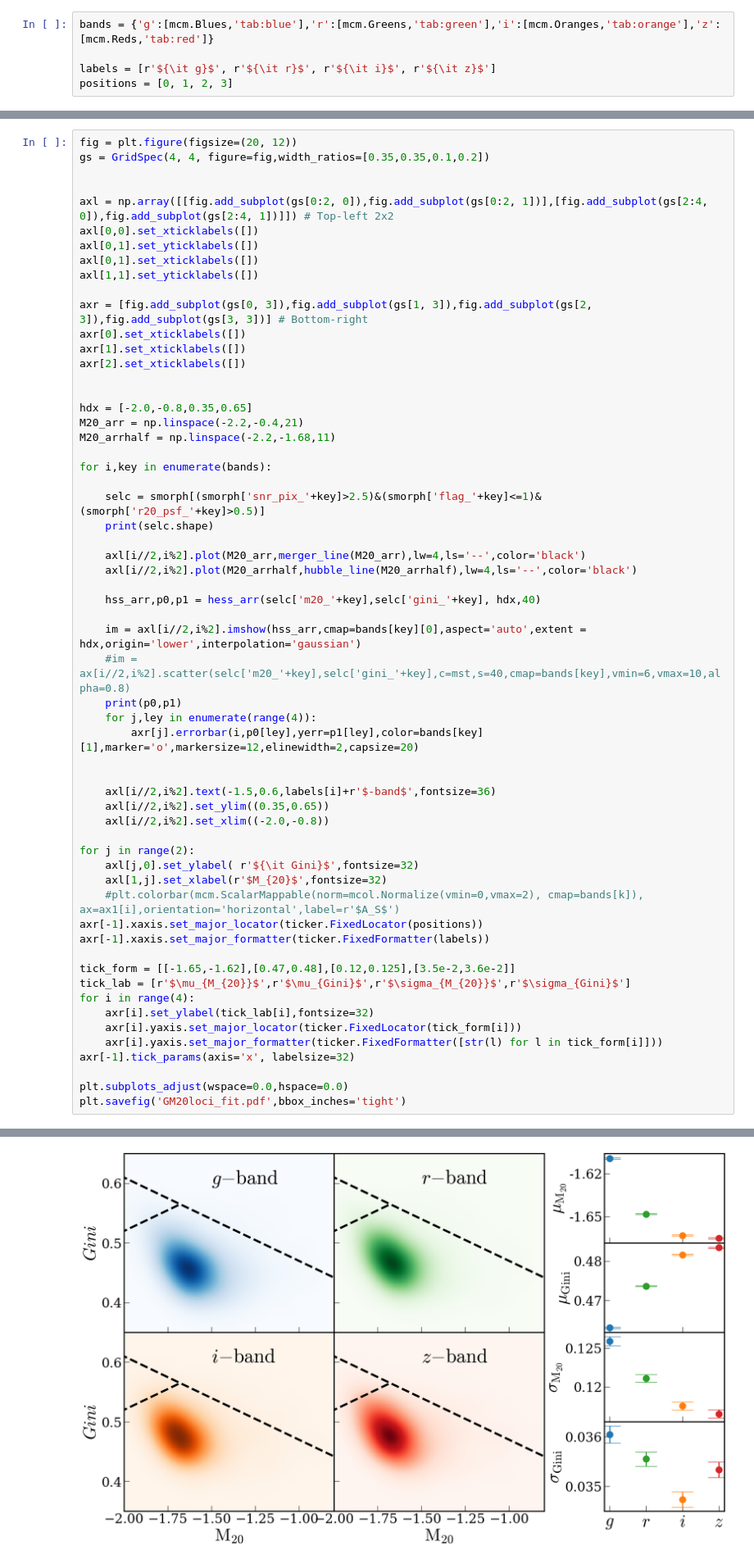
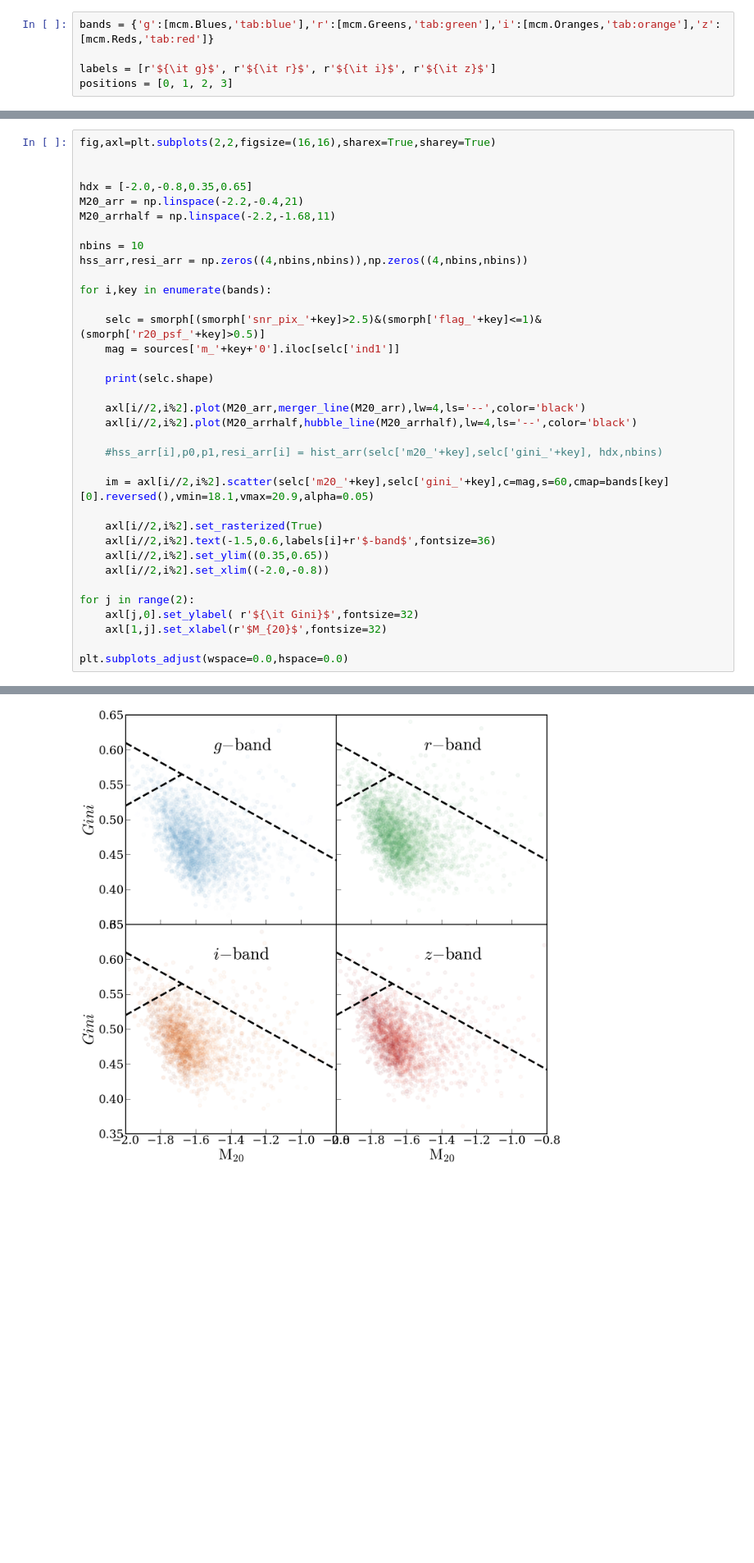
Before and after one commit to joy-228/morphy, a Jupyter notebook: 2Ddistributions.ipynb, the cells around one changed output, grey strips where cells are left out. Shown at 82% size. Drawn from its saved outputs; the diff is of its cells as text; blank space fills up the shorter version.

```diff
--- a/2Ddistributions.ipynb
+++ b/2Ddistributions.ipynb
@@ -95,41 +48,29 @@ def hess_arr(x_val,y_val,hdex,nbins):
 # %%
-fig = plt.figure(figsize=(20, 12))
-gs = GridSpec(4, 4, figure=fig,width_ratios=[0.35,0.35,0.1,0.2])
-
-
-axl = np.array([[fig.add_subplot(gs[0:2, 0]),fig.add_subplot(gs[0:2, 1])],[fig.add_subplot(gs[2:4, 0]),fig.add_subplot(gs[2:4, 1])]]) # Top-left 2x2
-axl[0,0].set_xticklabels([])
-axl[0,1].set_yticklabels([])
-axl[0,1].set_xticklabels([])
-axl[1,1].set_yticklabels([])
-
-axr = [fig.add_subplot(gs[0, 3]),fig.add_subplot(gs[1, 3]),fig.add_subplot(gs[2, 3]),fig.add_subplot(gs[3, 3])] # Bottom-right
-axr[0].set_xticklabels([])
-axr[1].set_xticklabels([])
-axr[2].set_xticklabels([])
+fig,axl=plt.subplots(2,2,figsize=(16,16),sharex=True,sharey=True)
 
 
 hdx = [-2.0,-0.8,0.35,0.65]
 M20_arr = np.linspace(-2.2,-0.4,21)
 M20_arrhalf = np.linspace(-2.2,-1.68,11)
 
+nbins = 10
+hss_arr,resi_arr = np.zeros((4,nbins,nbins)),np.zeros((4,nbins,nbins))
+
 for i,key in enumerate(bands):
 
     selc = smorph[(smorph['snr_pix_'+key]>2.5)&(smorph['flag_'+key]<=1)&(smorph['r20_psf_'+key]>0.5)]
+    mag = sources['m_'+key+'0'].iloc[selc['ind1']]
+
     print(selc.shape)
 
     axl[i//2,i%2].plot(M20_arr,merger_line(M20_arr),lw=4,ls='--',color='black')
     axl[i//2,i%2].plot(M20_arrhalf,hubble_line(M20_arrhalf),lw=4,ls='--',color='black')
 
-    hss_arr,p0,p1 = hess_arr(selc['m20_'+key],selc['gini_'+key], hdx,40)
+    #hss_arr[i],p0,p1,resi_arr[i] = hist_arr(selc['m20_'+key],selc['gini_'+key], hdx,nbins)
 
-    im = axl[i//2,i%2].imshow(hss_arr,cmap=bands[key][0],aspect='auto',extent = hdx,origin='lower',interpolation='gaussian')
-    #im = ax[i//2,i%2].scatter(selc['m20_'+key],selc['gini_'+key],c=mst,s=40,cmap=bands[key],vmin=6,vmax=10,alpha=0.8)
-    print(p0,p1)
-    for j,ley in enumerate(range(4)):
-        axr[j].errorbar(i,p0[ley],yerr=p1[ley],color=bands[key][1],marker='o',markersize=12,elinewidth=2,capsize=20)
+    im = axl[i//2,i%2].scatter(selc['m20_'+key],selc['gini_'+key],c=mag,s=60,cmap=bands[key][0].reversed(),vmin=18.1,vmax=20.9,alpha=0.05)
 
-
+    axl[i//2,i%2].set_rasterized(True)
     axl[i//2,i%2].text(-1.5,0.6,labels[i]+r'$-band$',fontsize=36)
     axl[i//2,i%2].set_ylim((0.35,0.65))
     axl[i//2,i%2].set_xlim((-2.0,-0.8))
@@ -137,19 +78,7 @@ for i,key in enumerate(bands):
 for j in range(2):
     axl[j,0].set_ylabel( r'${\it Gini}$',fontsize=32)
     axl[1,j].set_xlabel(r'$M_{20}$',fontsize=32)
-    #plt.colorbar(mcm.ScalarMappable(norm=mcol.Normalize(vmin=0,vmax=2), cmap=bands[k]), ax=ax1[i],orientation='horizontal',label=r'$A_S$')
-axr[-1].xaxis.set_major_locator(ticker.FixedLocator(positions))
-axr[-1].xaxis.set_major_formatter(ticker.FixedFormatter(labels))
-
-tick_form = [[-1.65,-1.62],[0.47,0.48],[0.12,0.125],[3.5e-2,3.6e-2]]
-tick_lab = [r'$\mu_{M_{20}}$',r'$\mu_{Gini}$',r'$\sigma_{M_{20}}$',r'$\sigma_{Gini}$']
-for i in range(4):
-    axr[i].set_ylabel(tick_lab[i],fontsize=32)
-    axr[i].yaxis.set_major_locator(ticker.FixedLocator(tick_form[i]))
-    axr[i].yaxis.set_major_formatter(ticker.FixedFormatter([str(l) for l in tick_form[i]]))
-axr[-1].tick_params(axis='x', labelsize=32)
 
 plt.subplots_adjust(wspace=0.0,hspace=0.0)
-plt.savefig('GM20loci_fit.pdf',bbox_inches='tight')
 # %% [output]
 (3698, 78)
@@ -171 +88 @@ plt.savefig('GM20loci_fit.pdf',bbox_inches='tight')
-[figure, old version]
+[figure, new version]
```
Also changed, not shown: parts of 18 cells of this notebook, 8 other files.
